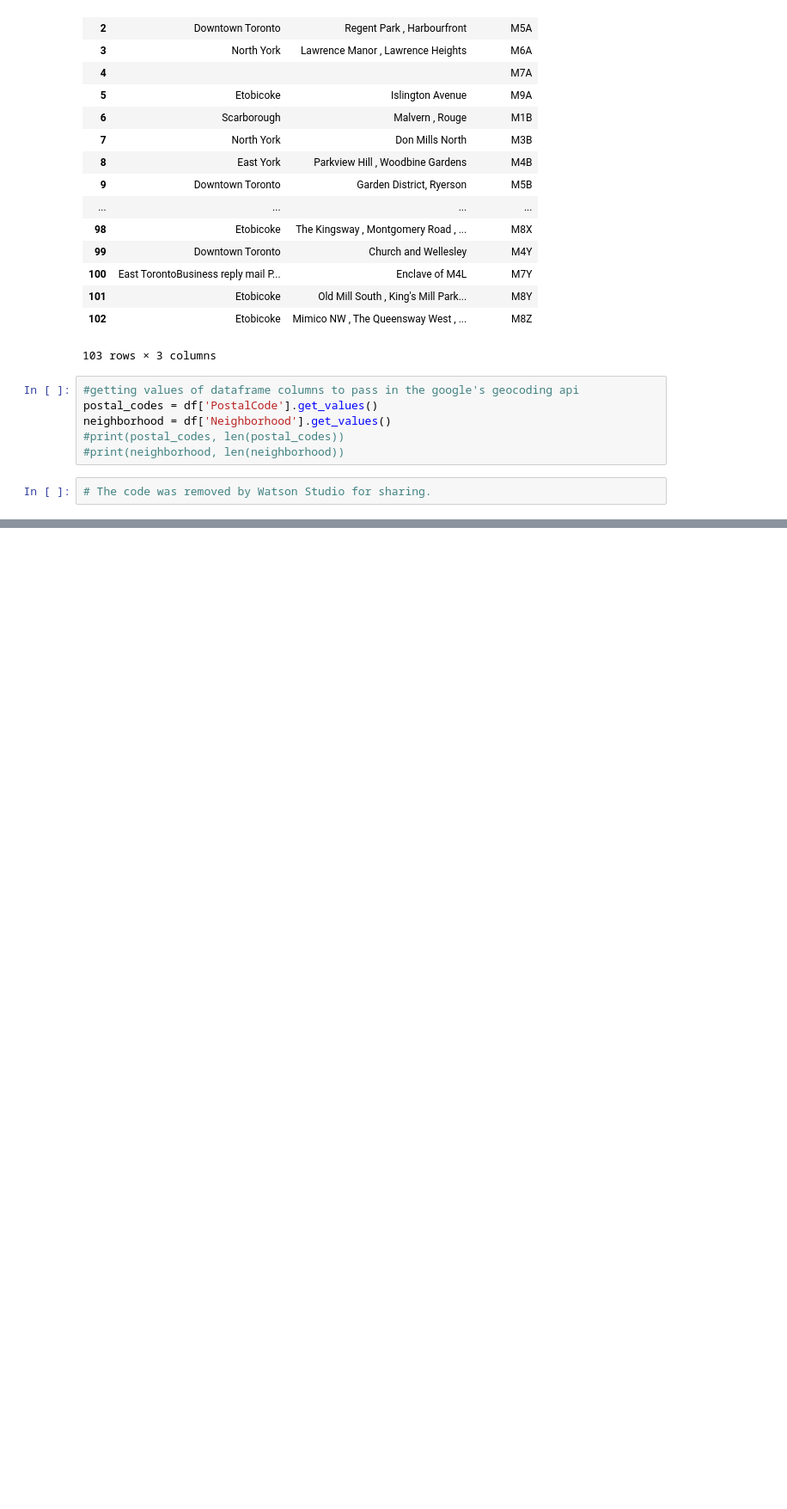
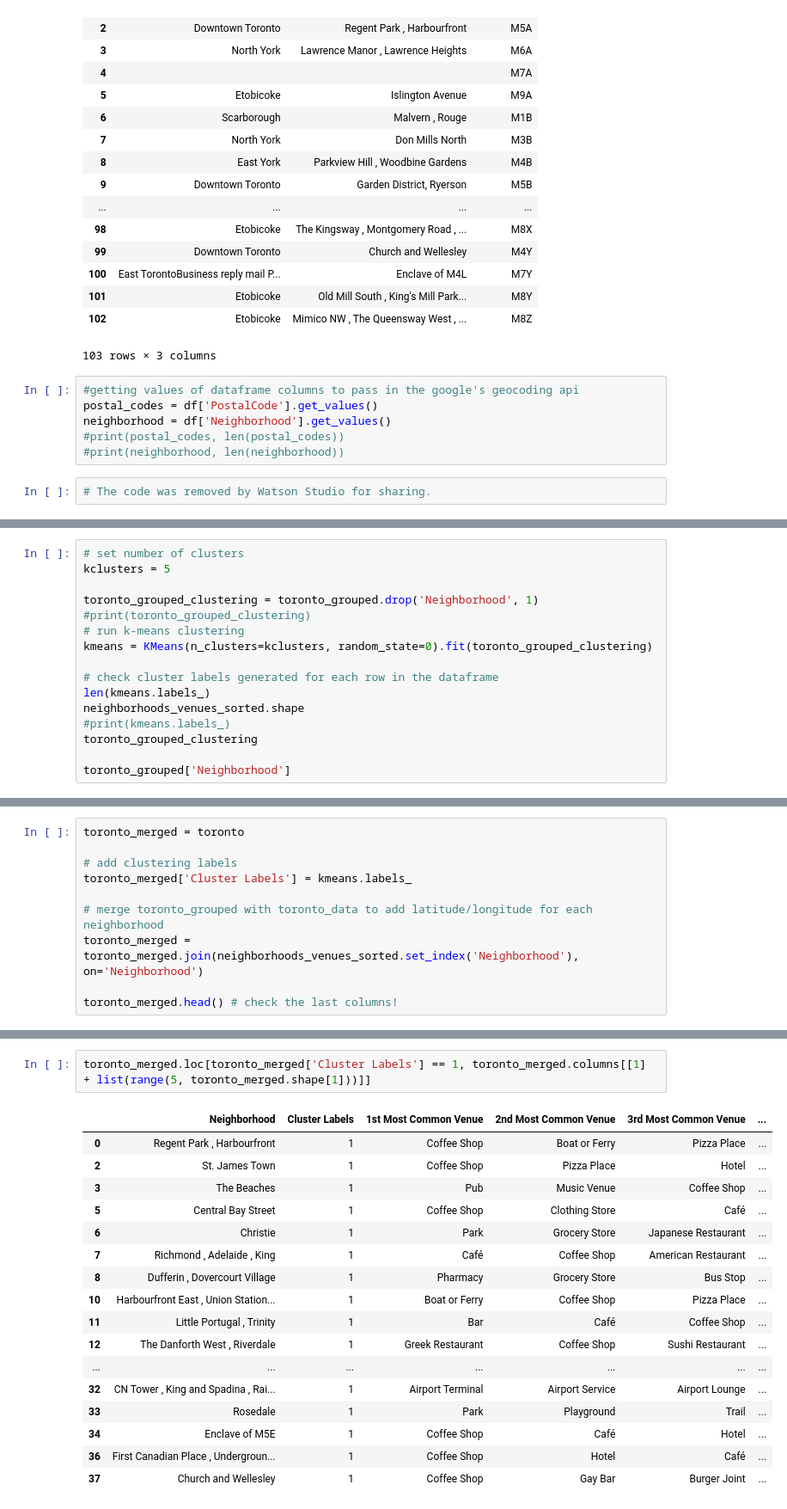
Before and after one commit to hksinha11/Coursera-capstone-project, a Jupyter notebook: Toronto Neighborhood Clustering .ipynb, the cells around one changed output, grey strips where cells are left out. Shown: that part at 86% size. Cells and saved outputs as stored; diff of their text form; blank space fills up the shorter version.

```diff
--- a/Toronto Neighborhood Clustering .ipynb
+++ b/Toronto Neighborhood Clustering .ipynb
@@ -147,0 +498,16 @@ df['']
+# %%
+# set number of clusters
+kclusters = 5
+
+toronto_grouped_clustering = toronto_grouped.drop('Neighborhood', 1)
+#print(toronto_grouped_clustering)
+# run k-means clustering
+kmeans = KMeans(n_clusters=kclusters, random_state=0).fit(toronto_grouped_clustering)
+
+# check cluster labels generated for each row in the dataframe
+len(kmeans.labels_)
+neighborhoods_venues_sorted.shape
+#print(kmeans.labels_)
+toronto_grouped_clustering
+
+toronto_grouped['Neighborhood']
@@ -147,0 +555,10 @@ df['']
+# %%
+toronto_merged = toronto
+
+# add clustering labels
+toronto_merged['Cluster Labels'] = kmeans.labels_
+
+# merge toronto_grouped with toronto_data to add latitude/longitude for each neighborhood
+toronto_merged = toronto_merged.join(neighborhoods_venues_sorted.set_index('Neighborhood'), on='Neighborhood')
+
+toronto_merged.head() # check the last columns!
@@ -147,0 +606,20 @@ df['']
+# %%
+toronto_merged.loc[toronto_merged['Cluster Labels'] == 1, toronto_merged.columns[[1] + list(range(5, toronto_merged.shape[1]))]]
+# %% [output]
+|  | Neighborhood | Cluster Labels | 1st Most Common Venue | 2nd Most Common Venue | 3rd Most Common Venue | ... |
+| 0 | Regent Park , Harbourfront | 1 | Coffee Shop | Boat or Ferry | Pizza Place | ... |
+| 2 | St. James Town | 1 | Coffee Shop | Pizza Place | Hotel | ... |
+| 3 | The Beaches | 1 | Pub | Music Venue | Coffee Shop | ... |
+| 5 | Central Bay Street | 1 | Coffee Shop | Clothing Store | Café | ... |
+| 6 | Christie | 1 | Park | Grocery Store | Japanese Restaurant | ... |
+| 7 | Richmond , Adelaide , King | 1 | Café | Coffee Shop | American Restaurant | ... |
+| 8 | Dufferin , Dovercourt Village | 1 | Pharmacy | Grocery Store | Bus Stop | ... |
+| 10 | Harbourfront East , Union Station... | 1 | Boat or Ferry | Coffee Shop | Pizza Place | ... |
+| 11 | Little Portugal , Trinity | 1 | Bar | Café | Coffee Shop | ... |
+| 12 | The Danforth West , Riverdale | 1 | Greek Restaurant | Coffee Shop | Sushi Restaurant | ... |
+| ... | ... | ... | ... | ... | ... | ... |
+| 32 | CN Tower , King and Spadina , Rai... | 1 | Airport Terminal | Airport Service | Airport Lounge | ... |
+| 33 | Rosedale | 1 | Park | Playground | Trail | ... |
+| 34 | Enclave of M5E | 1 | Coffee Shop | Café | Hotel | ... |
+| 36 | First Canadian Place , Undergroun... | 1 | Coffee Shop | Hotel | Café | ... |
+| 37 | Church and Wellesley | 1 | Coffee Shop | Gay Bar | Burger Joint | ... |
```
Also changed, not shown: parts of 46 cells of this notebook.
